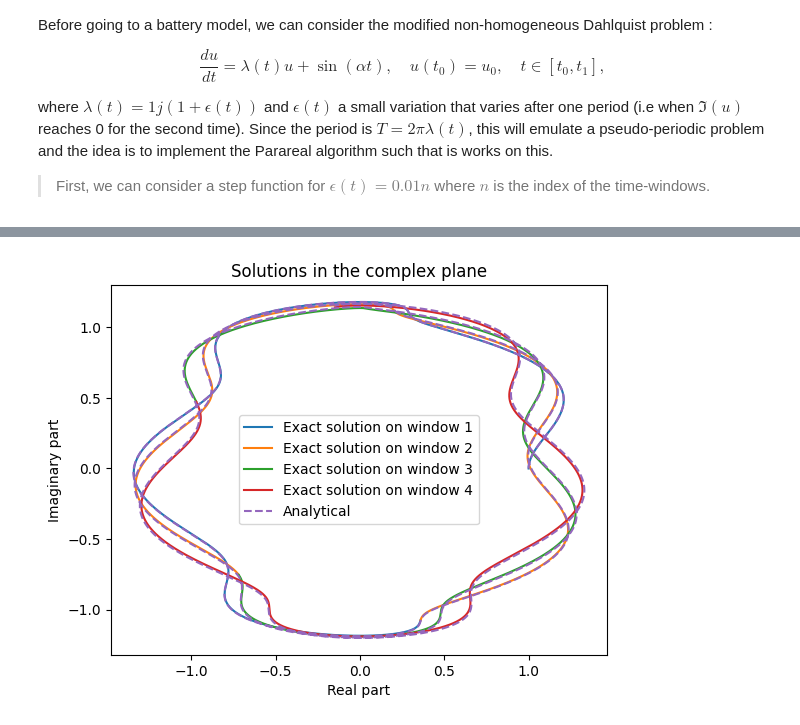
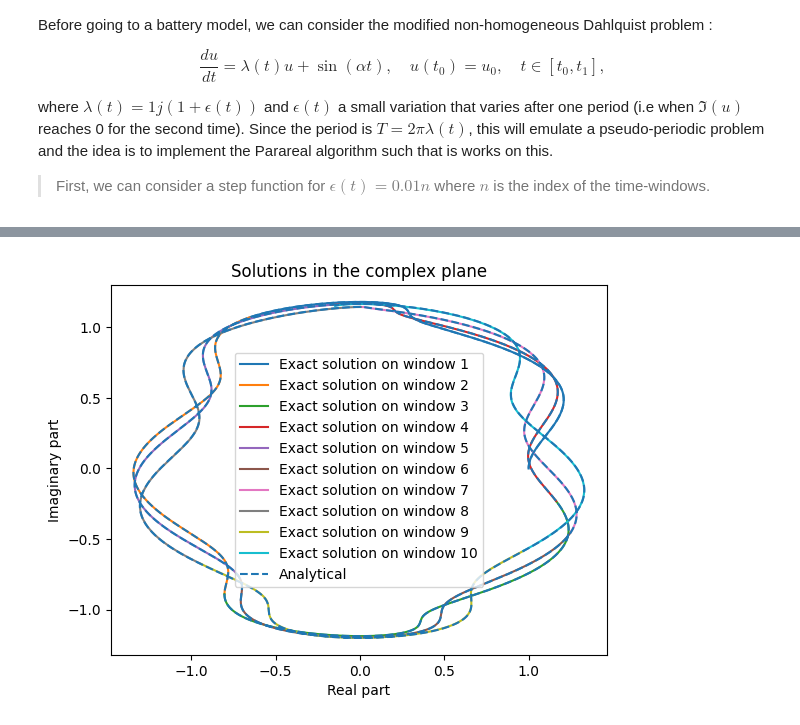
Before and after one commit to github-mathe/PinT-LIB, a Jupyter notebook: scripts/notebooks/dahlquist.ipynb, the cells around one changed output, grey strips where cells are left out. Cells and saved outputs as stored; diff of their text form; code cells hidden in the pictures.

```diff
--- a/scripts/notebooks/dahlquist.ipynb
+++ b/scripts/notebooks/dahlquist.ipynb
@@ -473,8 +491,8 @@ plt.grid();plt.show()
 # %%
 N = 5 # time windows - coarse time grid
 K = N # Parareal iterations
-dtF = 1/1000 # Fine solver's time steps
-dtG = 1  # Coarse solver's time steps
+dtF = 1/10000 # Fine solver's time steps
+dtG = 1/100  # Coarse solver's time steps
 
 pStart = 1
 T = 0
@@ -491,7 +509,6 @@ U = np.zeros((K+1, N+1), dtype=complex)
 U[:, 0] = u0
 steps_para = np.zeros((K+1, N), dtype=int)
 # Initial guess
-p = pStart
 
 for n in range(N):
     TG, UG, TPG, UPG, steps = G(U[0, n], TT[0,n], n+1)
@@ -507,8 +524,8 @@ for k in range(K):  # Parareal iterations
         TF, UF, TPF, UPF, steps = F(U[k, n], TT[k,n],n+1)
         TG, UG, TPG, UPG, _ = G(U[k, n], TT[k,n],n+1)
         TG_seq, UG_seq, TPG_seq, UPG_seq,_ = G(U[k+1, n], TT[k+1,n],n+1)
-        TT[k+1, n+1] = TPF[0]+TPG[0]-TPG_seq[0]
-        U[k+1, n+1] = UPF[0]+UPG[0]-UPG_seq[0]
+        TT[k+1, n+1] = TPF[0]-TPG[0]+TPG_seq[0]
+        U[k+1, n+1] = UPF[0]-UPG[0]+UPG_seq[0]
         TT_p[k+1, n] = TPF[0]
         U_p[k+1, n] = UPF[0]
         steps_para[k+1, n] = steps
@@ -560,6 +577,7 @@ def analyticalDahlquist(u0, t0, t1, dt, pStart):
         occ += u[i].imag*u[i-1].imag < 0 # check for sign change in the imaginary part
         if occ == 2: # check for sign change in the imaginary part
             tp = linInterp(u[i-1].imag, u[i].imag, tt[i-1], tt[i], 0)
+
             up_real = linInterp(tt[i-1], tt[i], u[i-1].real, u[i].real, tp)
             UP.append(up_real + 0j)
             TP.append(tp)
@@ -582,6 +600,7 @@ def timeStepperDahlquist(u0, t0, t1, dt, pStart,occ=0):
         occ += u[i].imag*u[i-1].imag < 0 # check for sign change in the imaginary part
         if occ == 2: # we completed a full period
             tp = linInterp(u[i-1].imag, u[i].imag, tt[i-1], tt[i], 0)
+            tP = np.interp(0, [u[-2].imag, u[-1].imag], [tt[-2], tt[-1]])
             up_real = linInterp(tt[i-1], tt[i], u[i-1].real, u[i].real, tp)
             UP.append(up_real + 0j)
             TP.append(tp)
@@ -590,8 +609,8 @@ def timeStepperDahlquist(u0, t0, t1, dt, pStart,occ=0):
     return tt, u, TP, UP, occ, N
 
 t0, u0 = 0, 1+0j
-t1 = 13
-dt = 0.0001
+t1 = 10
+dt = 0.001
 pStart = 1
 tNum1, uNum1, TPNum1, UPNum1, occNum1, NNum1 = timeStepperDahlquist(u0, t0, t1, dt, pStart ,0)
 tTh, uTh, TPTh, UPTh = analyticalDahlquist(u0, t0, t1, dt, pStart)
@@ -604,6 +627,6 @@ plt.legend(), plt.xlabel(r"$\Re(u)$"), plt.ylabel(r"$\Im(u)$"), plt.grid();
 # %%
 t0, u0 = 0, 1+0j
-t1 = 13
+t1 = 100
 dt = 1
 tt = np.linspace(t0, t1, 3)
 occ = 0
@@ -614,8 +637,7 @@ for i in range(1,len(tt)):
     p = NNum1
     u0 = uNum1[-1]
     plt.plot(uNum1.real, uNum1.imag, label=f"Numerical step {i}")
-    print(f"Period point captured: {TPNum1}, UP: {UPNum1}")
+    print(f"Period point captured: {TPNum1},\n UP: {UPNum1}")
 plt.plot(uTh.real, uTh.imag, "--", label="Analytical")
 plt.legend(), plt.xlabel(r"$\Re(u)$"), plt.ylabel(r"$\Im(u)$"), plt.grid();
-tt
 # %% [output]
@@ -648,13 +671,12 @@ plt.show()
 # Parareal setup
 tStart = 0
 u0 = 1+0j
-tEnd = 20
 pStart = 1
 
-N = 4
-K = 4
-dtF = 1/1000
-dtG = 1
+N = 10
+K = 12
+dtF = 1/10000
+dtG = 1/100
 
 TT =  np.linspace(tStart, tEnd, N+1)
 TT_p = np.zeros((K+1, N), dtype=object)
@@ -689,7 +711,7 @@ for k in range(K):
         uF, tpF, upF, occF, pF = F(U[k, n], TT[n], TT[n+1], pF_old, occ)
         uG, tpG, upG, occG, pG = G(U[k, n], TT[n], TT[n+1], pG_old, occ)
         uG_seq, tpG_seq, upG_seq, occG_seq, pG_seq = G(U[k+1, n], TT[n], TT[n+1], p_seq_old, occ)
-        U[k+1, n+1] = uF[-1]+uG[-1]-uG_seq[-1]
+        U[k+1, n+1] = uF[-1]-uG[-1]+uG_seq[-1]
         TPF = tpF[0] if len(tpF) > 0 else 0
         TPG = tpG[0] if len(tpG) > 0 else 0
         TPG_seq = tpG_seq[0] if len(tpG_seq) > 0 else 0
@@ -710,34 +732,34 @@ for k in range(K):
 # %%
 # compute the exact solution for error analysis
 err = []
 coarse_U_exact = [u0]
 occ = 0
 p = pStart
 tP_ex = []
 uP_ex = []
 for i in range(1,len(TT)):
-    _, U1, tp1, uP1, occ1, N1 = timeStepperDahlquist(coarse_U_exact[-1], TT[i-1], TT[i], dtF*dtG, p, occ)
+    _, U1, tp1, uP1, occ1, N1 = timeStepperDahlquist(coarse_U_exact[-1], TT[i-1], TT[i], dtF, p, occ)
     occ = occ1
     p = N1
     coarse_U_exact.append(U1[-1])
 
     if len(tp1) > 0:
         tP_ex.append(tp1[0])
         uP_ex.append(uP1[0])
     plt.plot(U1.real, U1.imag, label=f"Exact solution on window {i}")
 
 tTh, uTh, TPTh, UPTh = analyticalDahlquist(u0, TT[0], TT[-1], dtF, 1)
 
 plt.plot(uTh.real, uTh.imag, "--", label="Analytical")
 plt.legend()
 plt.xlabel("Real part")
 plt.ylabel("Imaginary part")
 plt.title("Solutions in the complex plane")
 
 for k in range(K+1):
     err.append(np.linalg.norm(coarse_U_exact - U[k, :], ord=np.inf))
 # %% [output]
-[figure, old version]
+[figure, new version]
 # %%
 for k in range(4):
     err_points = np.abs(U[k, :] - np.asarray(coarse_U_exact))
```
Also changed, not shown: parts of 14 cells of this notebook, 3 other files.
